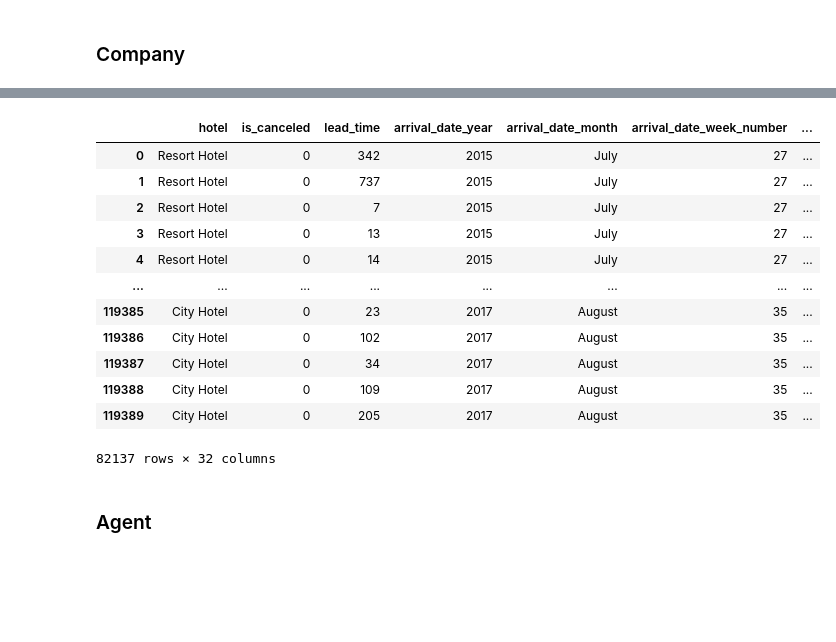
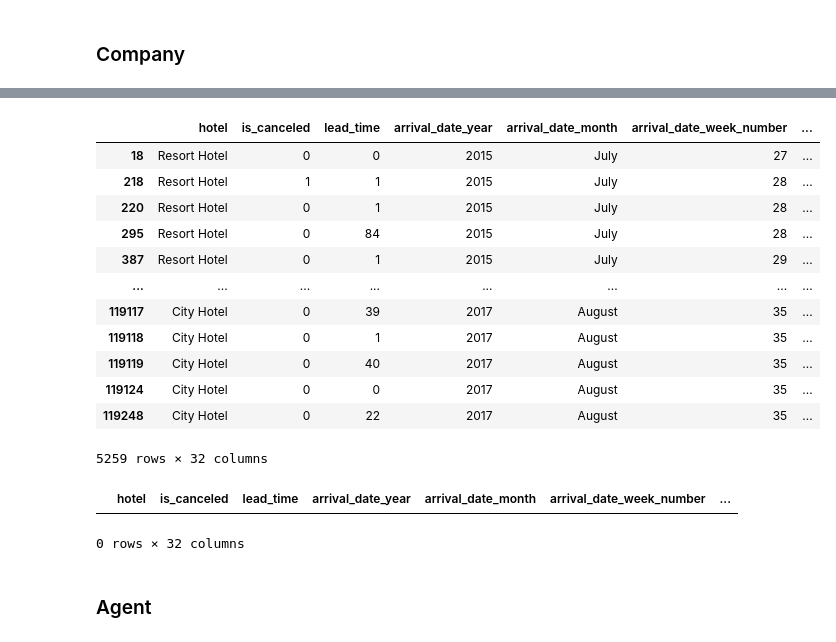
Before and after one commit to bezawitzyb/noshowshield, a Jupyter notebook: notebook/boris.ipynb, the cells around one changed output, grey strips where cells are left out. Cells and saved outputs as stored; diff of their text form; code cells hidden in the pictures; blank space fills up the shorter version.

```diff
--- a/notebook/boris.ipynb
+++ b/notebook/boris.ipynb
@@ -146,19 +134,21 @@ array([ nan, 110., 113., 270., 178., 240., 154., 144., 307., 268.,  59.,
 # %%
-data[data['company'].isnull()]
+data[data['company'].notnull()]
 # %% [output]
 |  | hotel | is_canceled | lead_time | arrival_date_year | arrival_date_month | arrival_date_week_number | ... |
-| 0 | Resort Hotel | 0 | 342 | 2015 | July | 27 | ... |
-| 1 | Resort Hotel | 0 | 737 | 2015 | July | 27 | ... |
-| 2 | Resort Hotel | 0 | 7 | 2015 | July | 27 | ... |
-| 3 | Resort Hotel | 0 | 13 | 2015 | July | 27 | ... |
-| 4 | Resort Hotel | 0 | 14 | 2015 | July | 27 | ... |
+| 18 | Resort Hotel | 0 | 0 | 2015 | July | 27 | ... |
+| 218 | Resort Hotel | 1 | 1 | 2015 | July | 28 | ... |
+| 220 | Resort Hotel | 0 | 1 | 2015 | July | 28 | ... |
+| 295 | Resort Hotel | 0 | 84 | 2015 | July | 28 | ... |
+| 387 | Resort Hotel | 0 | 1 | 2015 | July | 29 | ... |
 | ... | ... | ... | ... | ... | ... | ... | ... |
-| 119385 | City Hotel | 0 | 23 | 2017 | August | 35 | ... |
-| 119386 | City Hotel | 0 | 102 | 2017 | August | 35 | ... |
-| 119387 | City Hotel | 0 | 34 | 2017 | August | 35 | ... |
-| 119388 | City Hotel | 0 | 109 | 2017 | August | 35 | ... |
-| 119389 | City Hotel | 0 | 205 | 2017 | August | 35 | ... |
+| 119117 | City Hotel | 0 | 39 | 2017 | August | 35 | ... |
+| 119118 | City Hotel | 0 | 1 | 2017 | August | 35 | ... |
+| 119119 | City Hotel | 0 | 40 | 2017 | August | 35 | ... |
+| 119124 | City Hotel | 0 | 0 | 2017 | August | 35 | ... |
+| 119248 | City Hotel | 0 | 22 | 2017 | August | 35 | ... |
-82137 rows × 32 columns
+5259 rows × 32 columns
 # %%
-# Just delete the column?
-# data = data.drop(columns='company')
+data[data['company']==0]
+# %% [output]
+|  | hotel | is_canceled | lead_time | arrival_date_year | arrival_date_month | arrival_date_week_number | ... |
+0 rows × 32 columns
```
Also changed, not shown: parts of 23 cells of this notebook.
